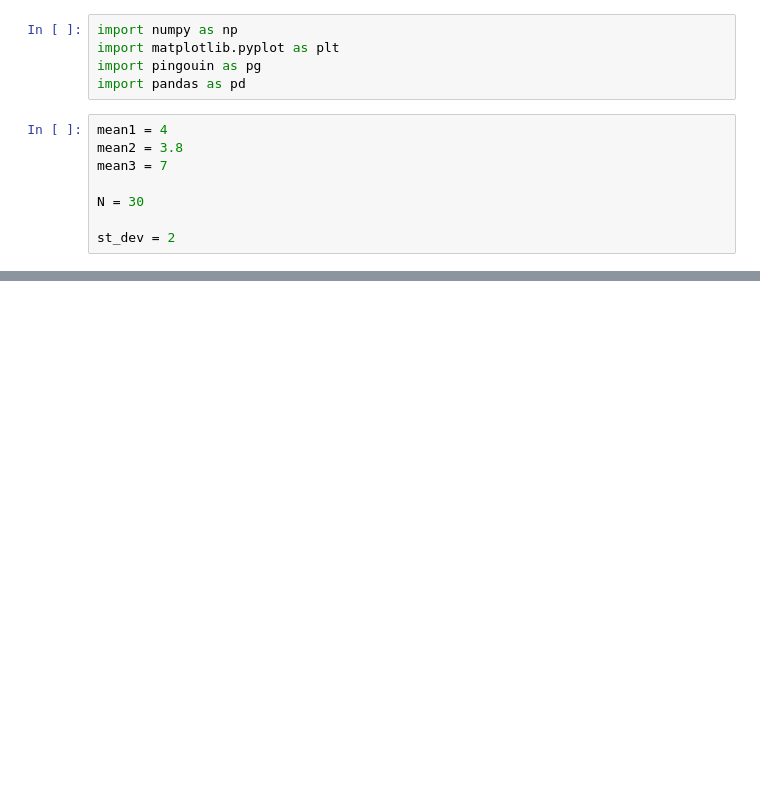
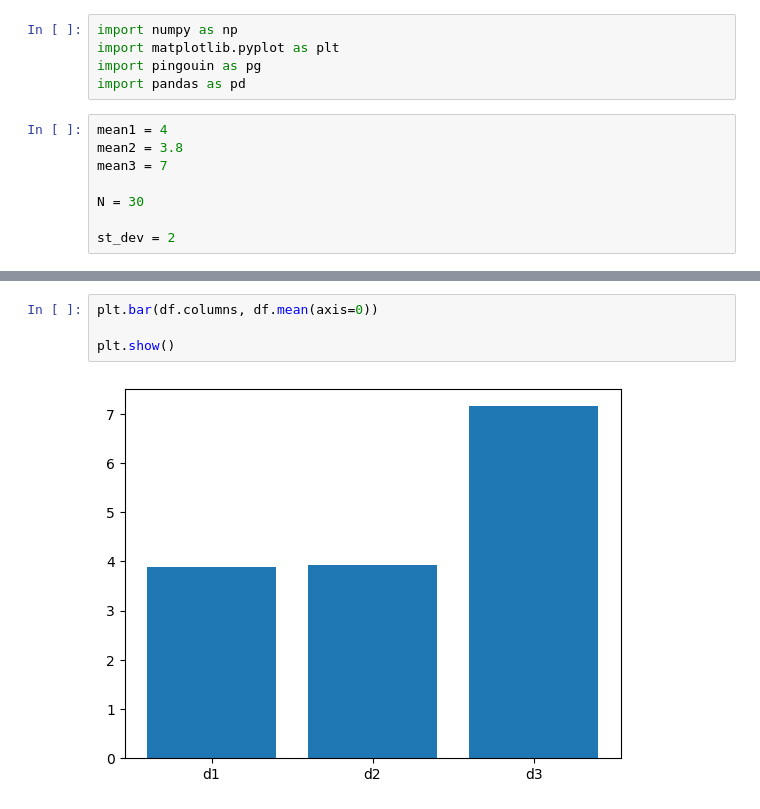
Before and after one commit to philBram/statistics_ml, a Jupyter notebook: 9_ANOVA/one_way_repeated_measures_ANOVA.ipynb, the cells around one changed output, grey strips where cells are left out. Cells and saved outputs as stored; diff of their text form; blank space fills up the shorter version.

```diff
--- a/9_ANOVA/one_way_repeated_measures_ANOVA.ipynb
+++ b/9_ANOVA/one_way_repeated_measures_ANOVA.ipynb
@@ -30,0 +43,6 @@ df.head(5)
+# %%
+plt.bar(df.columns, df.mean(axis=0))
+
+plt.show()
+# %% [output]
+[figure, added]
```
Also changed, not shown: parts of 8 cells of this notebook.
